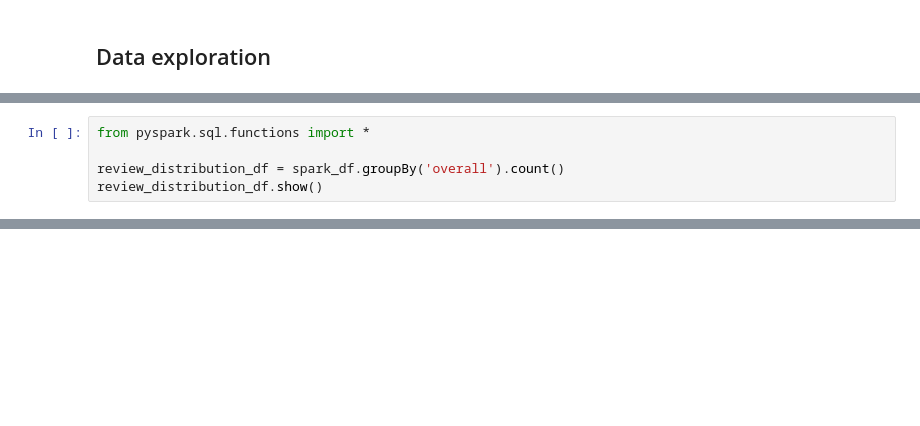
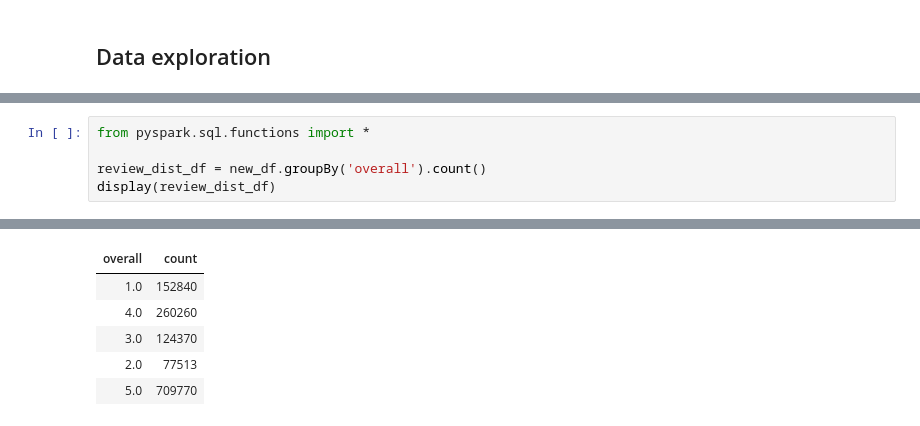
Before and after one commit to salma71/MSDS_SU2020, a Jupyter notebook: Recommender_system612/week_5/amazon_reviews.ipynb, the cells around one changed output, grey strips where cells are left out. Saved outputs shown, nothing was run; the diff lists cells and outputs as text; blank space fills up the shorter version.

```diff
--- a/Recommender_system612/week_5/amazon_reviews.ipynb
+++ b/Recommender_system612/week_5/amazon_reviews.ipynb
@@ -142,6 +163,6 @@ spark_df.select(*(sum(col(c).isNull().cast("int")).alias(c) for c in spark_df.co
 # %%
 from pyspark.sql.functions import *
 
-review_distribution_df = spark_df.groupBy('overall').count()
-review_distribution_df.show()
+review_dist_df = new_df.groupBy('overall').count()
+display(review_dist_df)
 # %% [output]
@@ -148,0 +169,6 @@ review_distribution_df.show()
+| overall | count |
+| 1.0 | 152840 |
+| 4.0 | 260260 |
+| 3.0 | 124370 |
+| 2.0 | 77513 |
+| 5.0 | 709770 |
```
Also changed, not shown: parts of 16 cells of this notebook.
